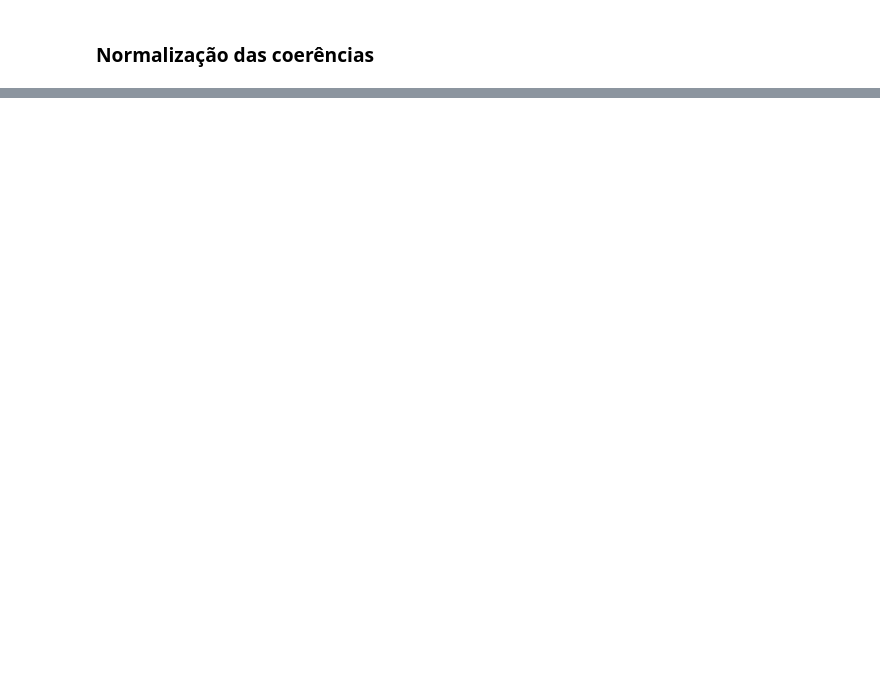
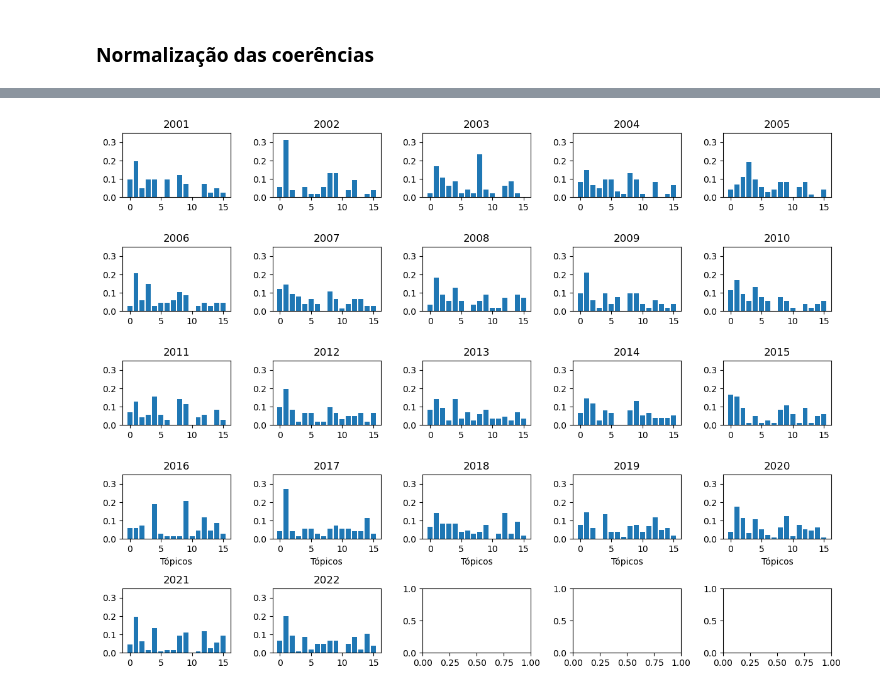
Before and after one commit to ghurone/monografia, a Jupyter notebook: teste_code/analise_dataset.ipynb, the cells around one changed output, grey strips where cells are left out. Saved outputs shown, nothing was run; the diff lists cells and outputs as text; code cells hidden in the pictures; blank space fills up the shorter version.

```diff
--- a/teste_code/analise_dataset.ipynb
+++ b/teste_code/analise_dataset.ipynb
@@ -204,0 +222,19 @@ pd.crosstab(df['seção'], df['topico'])
+# %%
+fig, ax = plt.subplots(nrows=5, ncols=5,
+                           figsize=(12, 9))
+anos_sort = sorted(list(topicos_.keys()))
+for ano in anos_sort:
+    topicos = topicos_[ano]
+    i, j = abs(ano - 2001)// 5, abs(ano - 2001)%5
+    ax[i, j].set_title(f'{ano}')
+    if i == 3:
+        ax[i, j].set_xlabel('Tópicos')
+
+    ax[i, j].bar(range(len(topicos)), np.array(topicos)/sum(topicos))
+    ax[i, j].set_ylim(0, 0.35)
+    ax[i, j].set_yticks([0,0.1, 0.2,0.3])
+
+fig.tight_layout()
+plt.show()
+# %% [output]
+[figure, added]
```
Also changed, not shown: parts of 17 cells of this notebook, 1 other file.
